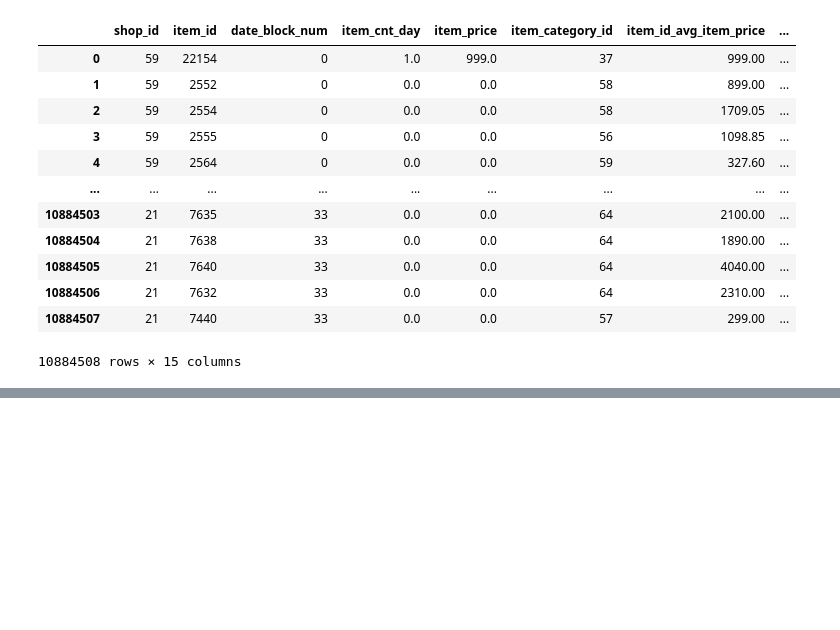
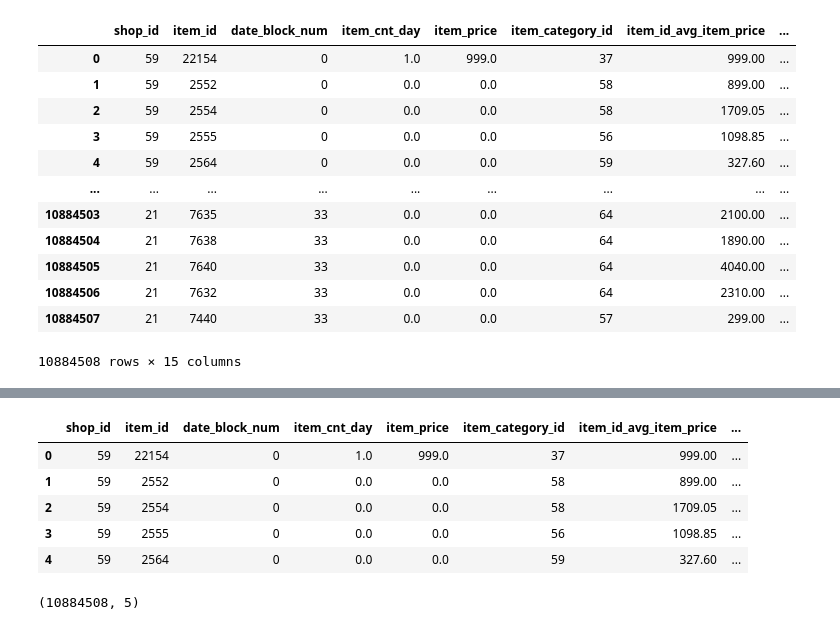
Before and after one commit to starkworld/Future-Sales-Prediction, a Jupyter notebook: Future_Sales_Prediction.ipynb, the cells around one changed output, grey strips where cells are left out. Cells and saved outputs as stored; diff of their text form; code cells hidden in the pictures; blank space fills up the shorter version.

```diff
--- a/Future_Sales_Prediction.ipynb
+++ b/Future_Sales_Prediction.ipynb
@@ -196,6 +196,6 @@ Filling NAN values with zero
 # %%
-for i in new_train.columns:
+for f in new_train.columns:
   if 'item_cnt' in f:
-        train_m[f] = train_m[f].fillna(0)
-    elif 'item_price' in f:
-        train_m[f] = train_m[f].fillna(train_m[f].median())
+        new_train[f] = new_train[f].fillna(0)
+  elif 'item_price' in f:
+        new_train[f] = new_train[f].fillna(new_train[f].median())
@@ -201,0 +214,3 @@ for i in new_train.columns:
+# %%
+new_train = new_train.drop_duplicates()
+test = test.drop_duplicates()
@@ -201,0 +226,9 @@ for i in new_train.columns:
+# %%
+new_train.head()
+# %% [output]
+|  | shop_id | item_id | date_block_num | item_cnt_day | item_price | item_category_id | item_id_avg_item_price | ... |
+| 0 | 59 | 22154 | 0 | 1.0 | 999.0 | 37 | 999.00 | ... |
+| 1 | 59 | 2552 | 0 | 0.0 | 0.0 | 58 | 899.00 | ... |
+| 2 | 59 | 2554 | 0 | 0.0 | 0.0 | 58 | 1709.05 | ... |
+| 3 | 59 | 2555 | 0 | 0.0 | 0.0 | 56 | 1098.85 | ... |
+| 4 | 59 | 2564 | 0 | 0.0 | 0.0 | 59 | 327.60 | ... |
@@ -201,0 +242,4 @@ for i in new_train.columns:
+# %%
+new_train.shape
+# %% [output]
+(10884508, 5)
```
Also changed, not shown: parts of 7 cells of this notebook.
